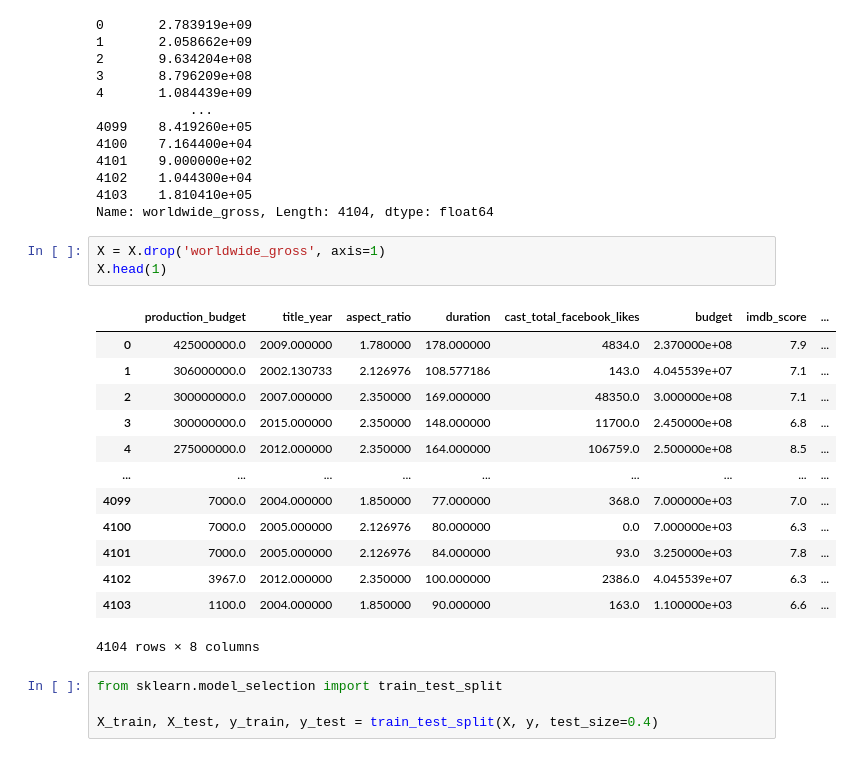
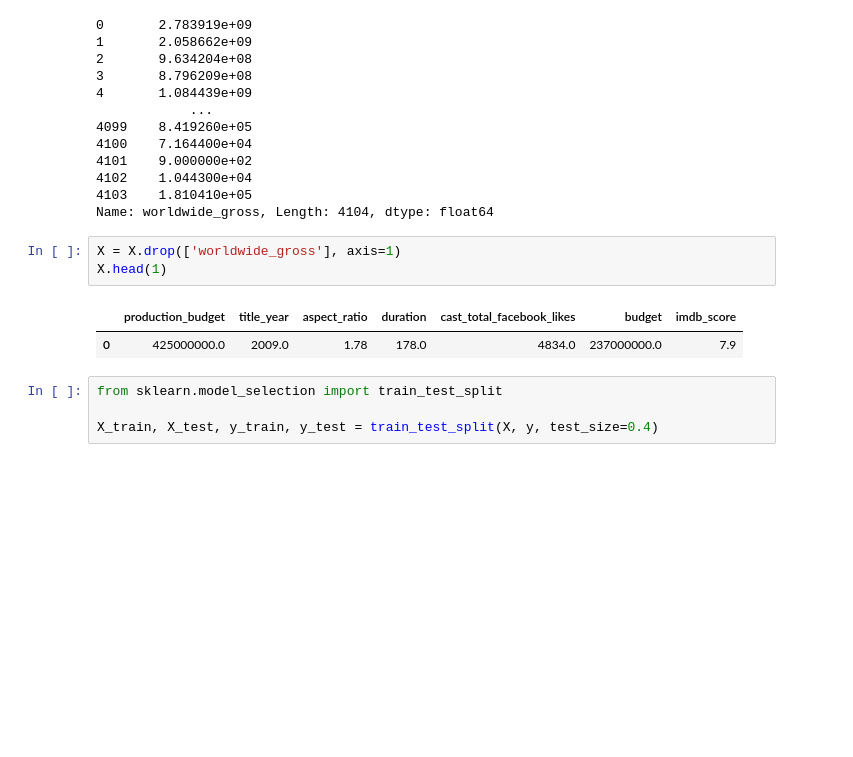
Before and after one commit to luisSantamariaCOL/MachineLearning-Journey, a Jupyter notebook: Machine Learning Projects/Prediccion de Ingresos de Peliculas/Prediccion de Ingresos de Peliculas.ipynb, the cells around one changed output. Drawn from its saved outputs; the diff is of its cells as text; blank space fills up the shorter version.

```diff
--- a/Machine Learning Projects/Prediccion de Ingresos de Peliculas/Prediccion de Ingresos de Peliculas.ipynb
+++ b/Machine Learning Projects/Prediccion de Ingresos de Peliculas/Prediccion de Ingresos de Peliculas.ipynb
@@ -540,22 +544,11 @@ y
 4103    1.810410e+05
 Name: worldwide_gross, Length: 4104, dtype: float64
 # %%
-X = X.drop('worldwide_gross', axis=1)
+X = X.drop(['worldwide_gross'], axis=1)
 X.head(1)
 # %% [output]
-|  | production_budget | title_year | aspect_ratio | duration | cast_total_facebook_likes | budget | imdb_score | ... |
-| 0 | 425000000.0 | 2009.000000 | 1.780000 | 178.000000 | 4834.0 | 2.370000e+08 | 7.9 | ... |
-| 1 | 306000000.0 | 2002.130733 | 2.126976 | 108.577186 | 143.0 | 4.045539e+07 | 7.1 | ... |
-| 2 | 300000000.0 | 2007.000000 | 2.350000 | 169.000000 | 48350.0 | 3.000000e+08 | 7.1 | ... |
-| 3 | 300000000.0 | 2015.000000 | 2.350000 | 148.000000 | 11700.0 | 2.450000e+08 | 6.8 | ... |
-| 4 | 275000000.0 | 2012.000000 | 2.350000 | 164.000000 | 106759.0 | 2.500000e+08 | 8.5 | ... |
-| ... | ... | ... | ... | ... | ... | ... | ... | ... |
-| 4099 | 7000.0 | 2004.000000 | 1.850000 | 77.000000 | 368.0 | 7.000000e+03 | 7.0 | ... |
-| 4100 | 7000.0 | 2005.000000 | 2.126976 | 80.000000 | 0.0 | 7.000000e+03 | 6.3 | ... |
-| 4101 | 7000.0 | 2005.000000 | 2.126976 | 84.000000 | 93.0 | 3.250000e+03 | 7.8 | ... |
-| 4102 | 3967.0 | 2012.000000 | 2.350000 | 100.000000 | 2386.0 | 4.045539e+07 | 6.3 | ... |
-| 4103 | 1100.0 | 2004.000000 | 1.850000 | 90.000000 | 163.0 | 1.100000e+03 | 6.6 | ... |
+|  | production_budget | title_year | aspect_ratio | duration | cast_total_facebook_likes | budget | imdb_score |
+| 0 | 425000000.0 | 2009.0 | 1.78 | 178.0 | 4834.0 | 237000000.0 | 7.9 |
-4104 rows × 8 columns
 # %%
 from sklearn.model_selection import train_test_split
 
```
Also changed, not shown: parts of 45 cells of this notebook.
